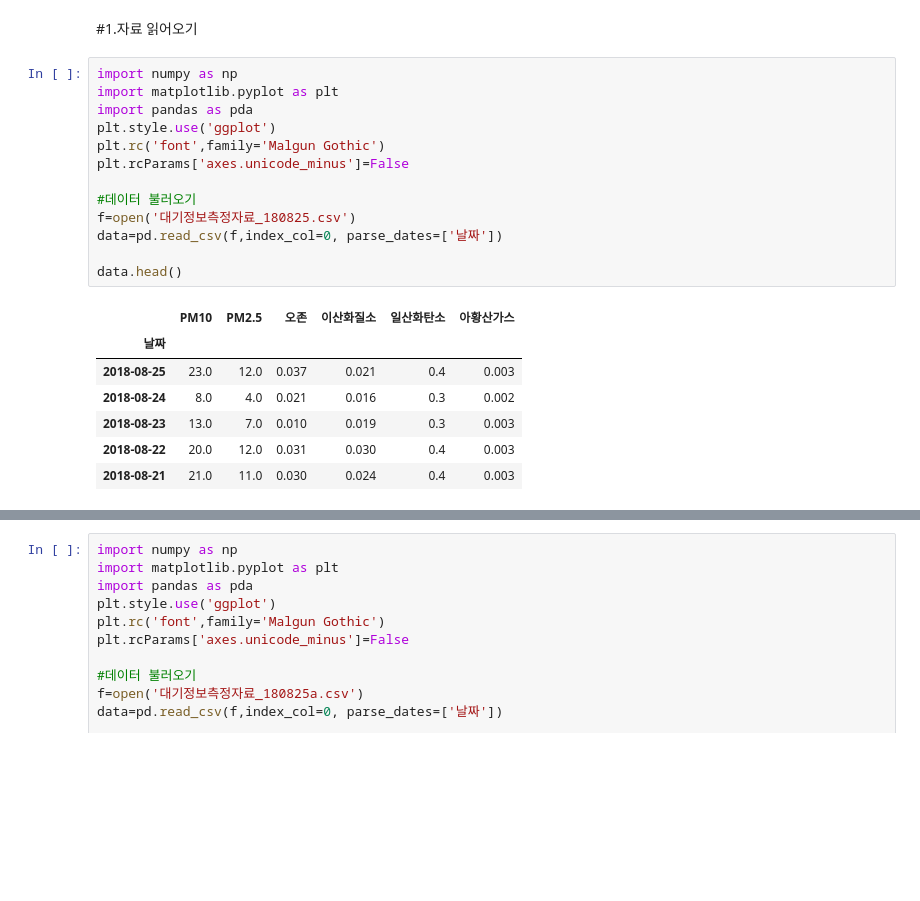
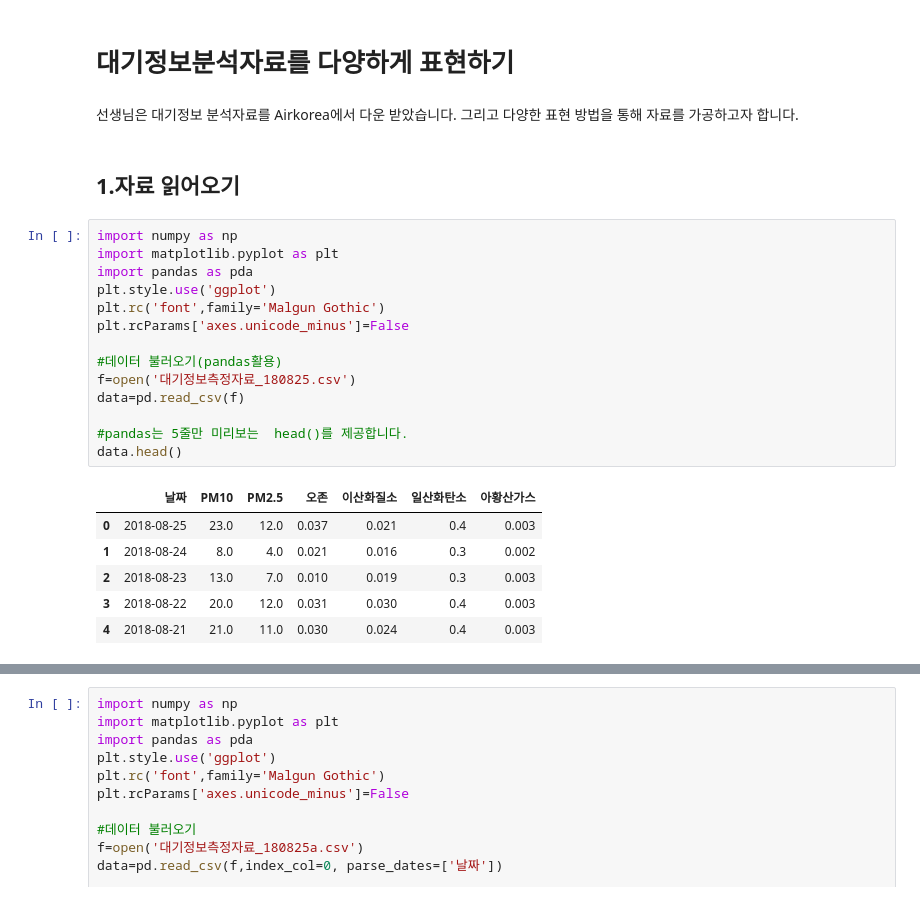
Before and after one commit to ShinUkhang/paiwha18, a Jupyter notebook: project3/1. 미세먼지 데이터 분석(배화아카데미 과제).ipynb, the cells around one changed output, grey strips where cells are left out. Drawn from its saved outputs; the diff is of its cells as text; blank space fills up the shorter version.

```diff
--- a/project3/1. 미세먼지 데이터 분석(배화아카데미 과제).ipynb
+++ b/project3/1. 미세먼지 데이터 분석(배화아카데미 과제).ipynb
@@ -1,23 +1,27 @@
+# %% [markdown]
+# 대기정보분석자료를 다양하게 표현하기
+# %% [markdown]
+선생님은 대기정보 분석자료를 Airkorea에서 다운 받았습니다. 그리고 다양한 표현 방법을 통해 자료를 가공하고자 합니다.
 # %% [markdown]
-#1.자료 읽어오기
+## 1.자료 읽어오기
 # %%
 import numpy as np
 import matplotlib.pyplot as plt
 import pandas as pda
 plt.style.use('ggplot')
 plt.rc('font',family='Malgun Gothic')
 plt.rcParams['axes.unicode_minus']=False
 
-#데이터 불러오기
+#데이터 불러오기(pandas활용)
 f=open('대기정보측정자료_180825.csv')
-data=pd.read_csv(f,index_col=0, parse_dates=['날짜'])
+data=pd.read_csv(f)
 
+#pandas는 5줄만 미리보는  head()를 제공합니다.
 data.head()
 # %% [output]
-|  | PM10 | PM2.5 | 오존 | 이산화질소 | 일산화탄소 | 아황산가스 |
-| 날짜 |  |  |  |  |  |  |
-| 2018-08-25 | 23.0 | 12.0 | 0.037 | 0.021 | 0.4 | 0.003 |
-| 2018-08-24 | 8.0 | 4.0 | 0.021 | 0.016 | 0.3 | 0.002 |
-| 2018-08-23 | 13.0 | 7.0 | 0.010 | 0.019 | 0.3 | 0.003 |
-| 2018-08-22 | 20.0 | 12.0 | 0.031 | 0.030 | 0.4 | 0.003 |
-| 2018-08-21 | 21.0 | 11.0 | 0.030 | 0.024 | 0.4 | 0.003 |
+|  | 날짜 | PM10 | PM2.5 | 오존 | 이산화질소 | 일산화탄소 | 아황산가스 |
+| 0 | 2018-08-25 | 23.0 | 12.0 | 0.037 | 0.021 | 0.4 | 0.003 |
+| 1 | 2018-08-24 | 8.0 | 4.0 | 0.021 | 0.016 | 0.3 | 0.002 |
+| 2 | 2018-08-23 | 13.0 | 7.0 | 0.010 | 0.019 | 0.3 | 0.003 |
+| 3 | 2018-08-22 | 20.0 | 12.0 | 0.031 | 0.030 | 0.4 | 0.003 |
+| 4 | 2018-08-21 | 21.0 | 11.0 | 0.030 | 0.024 | 0.4 | 0.003 |
```
Also changed, not shown: parts of 23 cells of this notebook.
